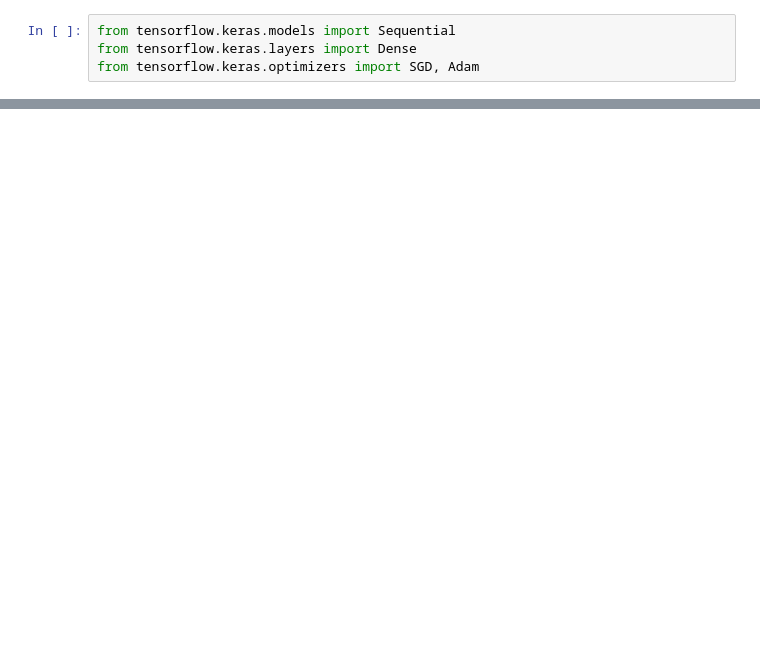
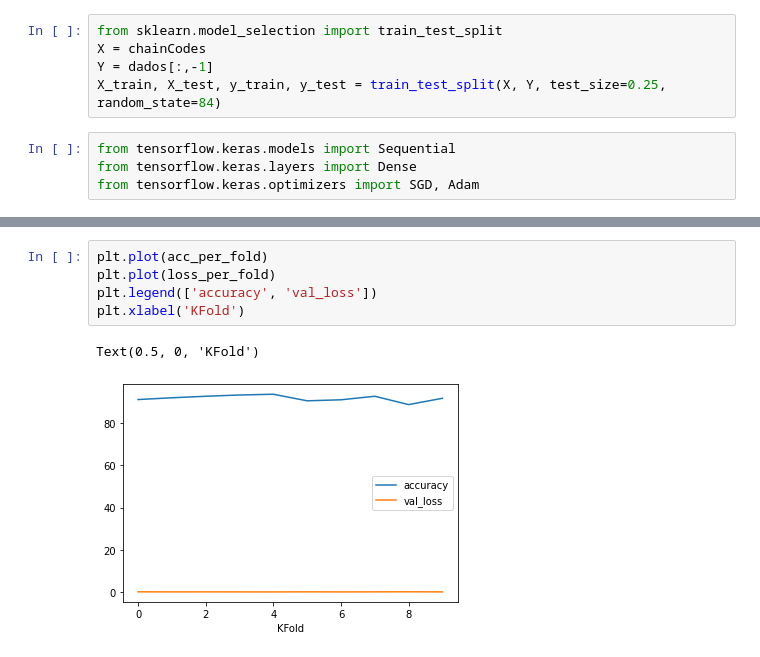
Before and after one commit to Leo22080/visao, a Jupyter notebook: trabalho03/trabalho3-extracao_atributos_classificacao.ipynb, the cells around one changed output, grey strips where cells are left out. Cells and saved outputs as stored; diff of their text form; blank space fills up the shorter version.

Commit message:
Inclusão de K-Fold Cross Validation

```diff
--- a/trabalho03/trabalho3-extracao_atributos_classificacao.ipynb
+++ b/trabalho03/trabalho3-extracao_atributos_classificacao.ipynb
@@ -306,3 +328,8 @@ X_train, X_test, y_train, y_test = train_test_split(X, Y, test_size=0.2, random_
+# %%
+from sklearn.model_selection import train_test_split
+X = chainCodes
+Y = dados[:,-1]
+X_train, X_test, y_train, y_test = train_test_split(X, Y, test_size=0.25, random_state=84)
 # %%
 from tensorflow.keras.models import Sequential
 from tensorflow.keras.layers import Dense
@@ -358,0 +447,8 @@ Text(0.5, 0, 'Epochs')
+# %%
+plt.plot(acc_per_fold)
+plt.plot(loss_per_fold)
+plt.legend(['accuracy', 'val_loss'])
+plt.xlabel('KFold')
+# %% [output]
+Text(0.5, 0, 'KFold')
+[figure, added]
```
Also changed, not shown: parts of 22 cells of this notebook.
